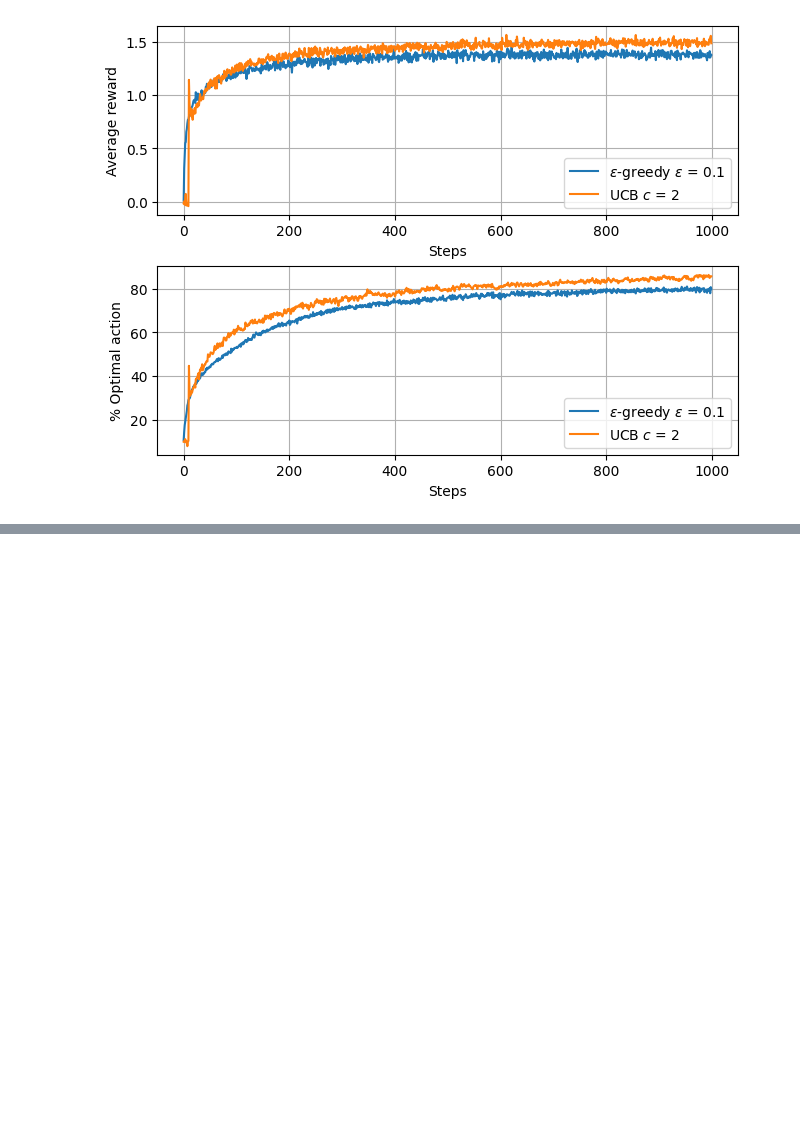
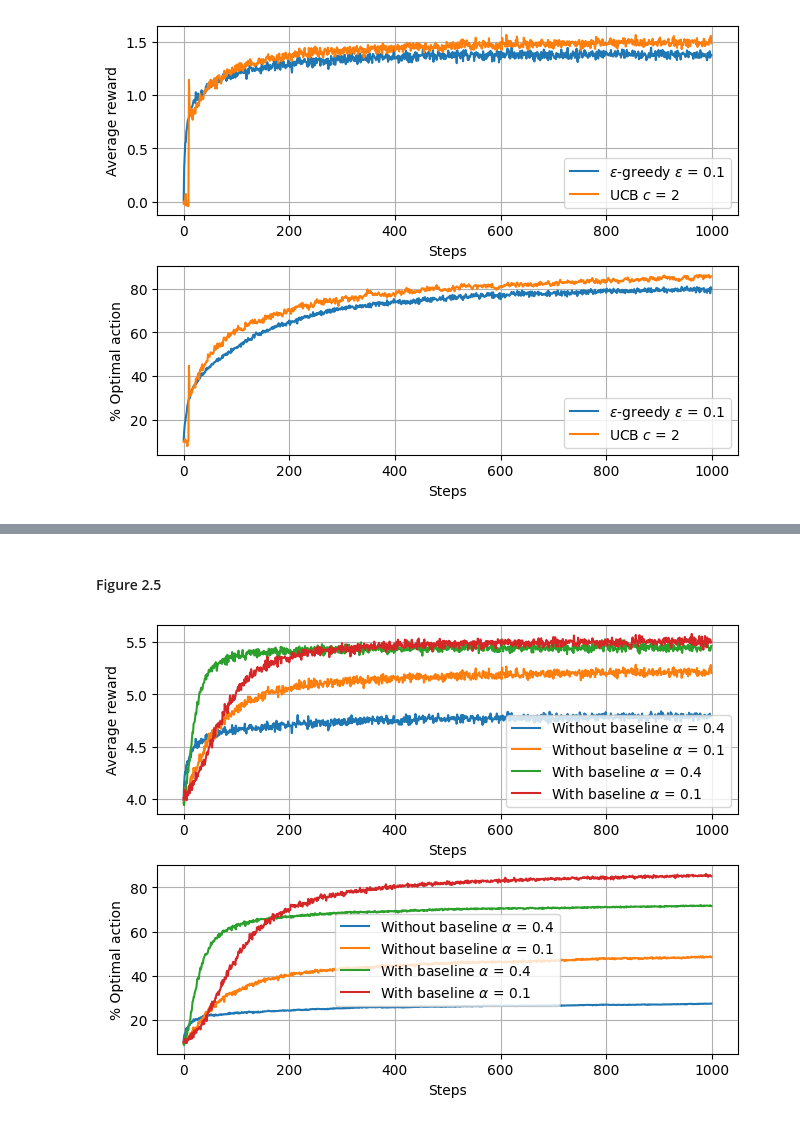
Before and after one commit to itsdaveba/rl-intro, a Jupyter notebook: chapter02/chapter02.ipynb, the cells around one changed output, grey strips where cells are left out. Drawn from its saved outputs; the diff is of its cells as text; code cells hidden in the pictures; blank space fills up the shorter version.

Commit message:
gradient bandit alg

```diff
--- a/chapter02/chapter02.ipynb
+++ b/chapter02/chapter02.ipynb
@@ -134,0 +149,17 @@ plot_experiment(agents, data)
+# %% [markdown]
+#### Figure 2.5
+# %%
+vector_kwargs = dict(k=k, stationary=True, mean=4.0)
+env = gym.make_vec("ArmedBanditTestbed-v0", num_envs, "custom", vector_kwargs)
+
+agents = {
+    r"Without baseline $\alpha$ = 0.4": GradientAgent(k, num_envs, alpha=0.4),
+    r"Without baseline $\alpha$ = 0.1": GradientAgent(k, num_envs, alpha=0.1),
+    r"With baseline $\alpha$ = 0.4": GradientAgent(k, num_envs, alpha=0.4, use_baseline=True),
+    r"With baseline $\alpha$ = 0.1": GradientAgent(k, num_envs, alpha=0.1, use_baseline=True)
+}
+
+data = run_experiment(env, agents, seed)
+plot_experiment(agents, data)
+# %% [output]
+[figure, added]
```
Also changed, not shown: parts of 9 cells of this notebook, 2 other files.
